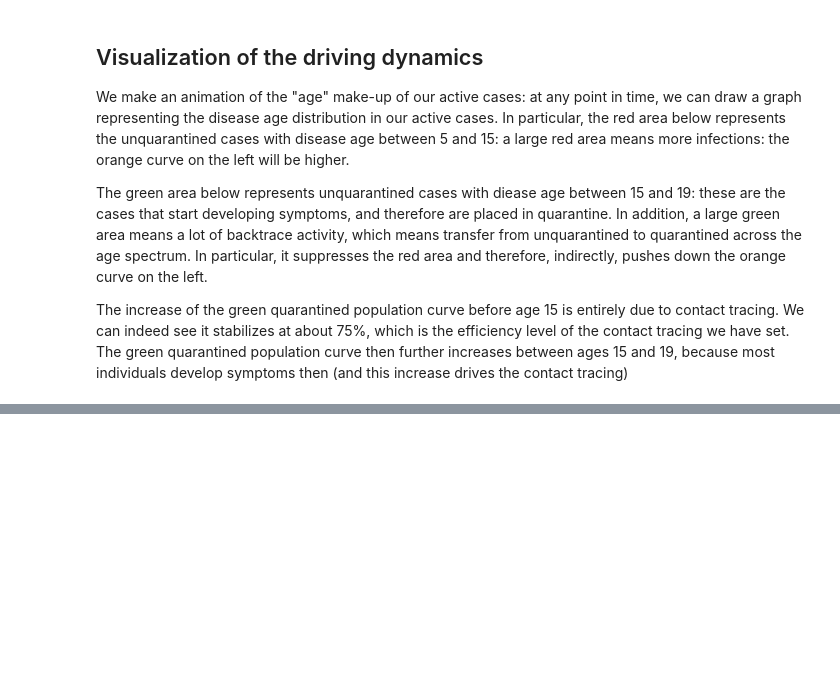
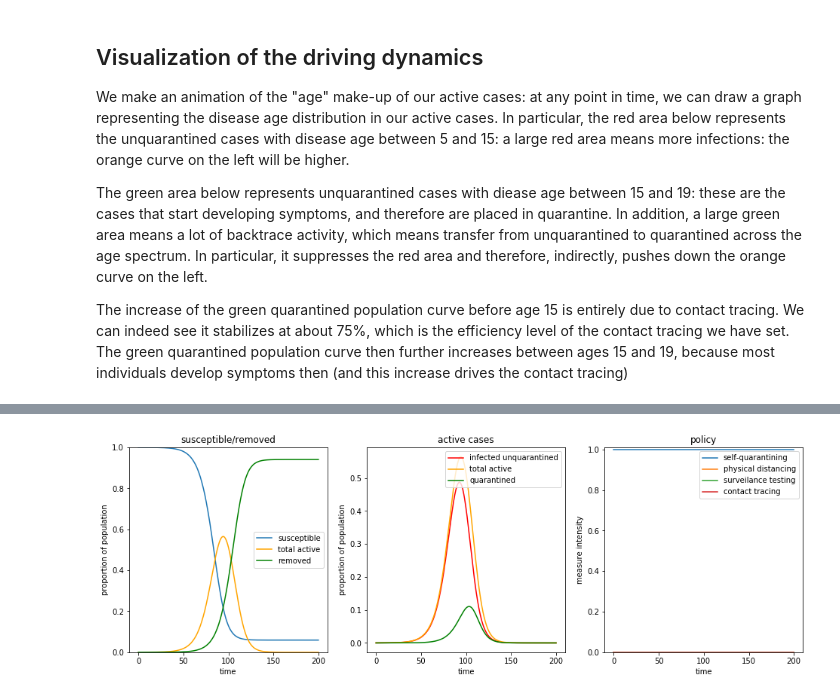
Before and after one commit to nbruin/SIR_tracing, a Jupyter notebook: animation.ipynb, the cells around one changed output, grey strips where cells are left out. Cells and saved outputs as stored; diff of their text form; code cells hidden in the pictures; blank space fills up the shorter version.

```diff
--- a/animation.ipynb
+++ b/animation.ipynb
@@ -333,0 +313,19 @@ ani = animation.FuncAnimation(
+# %%
+def policy1(sim,t):
+    global onoff
+    C_quar=1 #let's assume self-quaranting measures in place
+    C_contact=1.0
+    C_test=0.0
+    if t>40:
+        C_trace=0
+    else:
+        C_trace=0*(t/40)
+    return (C_quar,C_contact,C_test,C_trace)
+
+S1=simulation(5*21,beta_dist,q_dist,0.0001,policy=policy1,time_scale=21)
+
+_=S1.time_plots(200)
+A=anim(S1,0.01)
+plt.close(A._fig)
+HTML(A.to_html5_video())
+# %% [output]
@@ -333,0 +333 @@ ani = animation.FuncAnimation(
+[figure, added]
```
Also changed, not shown: parts of 9 cells of this notebook.
